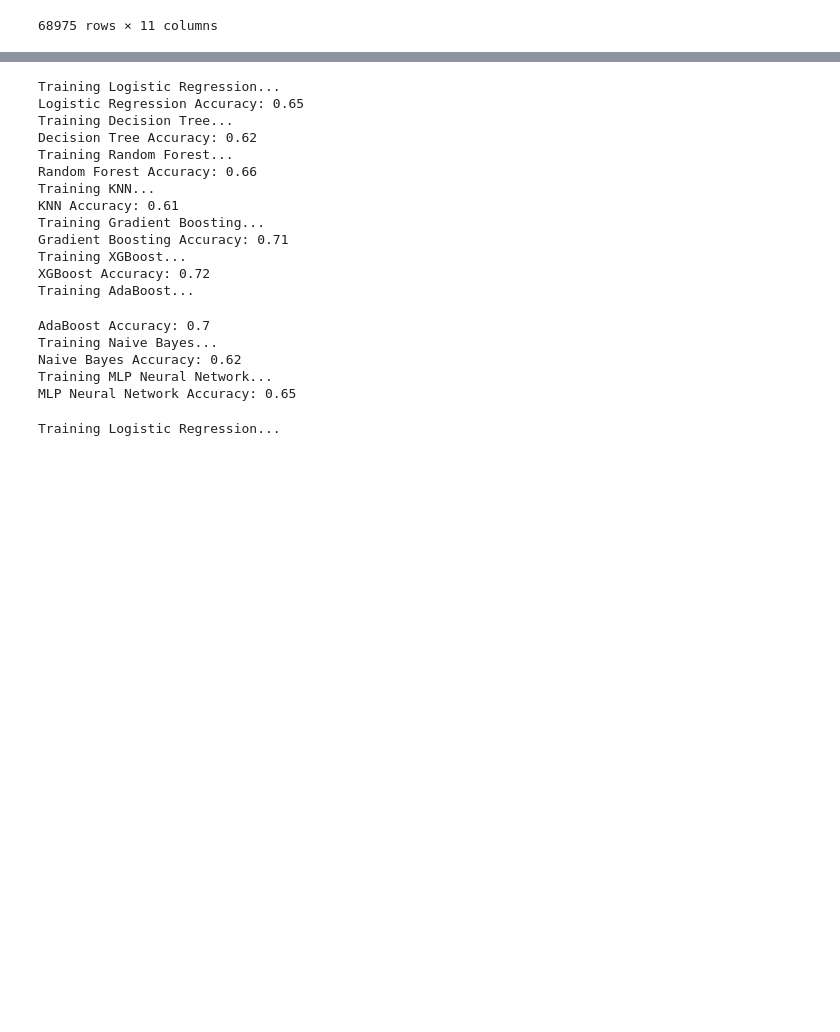
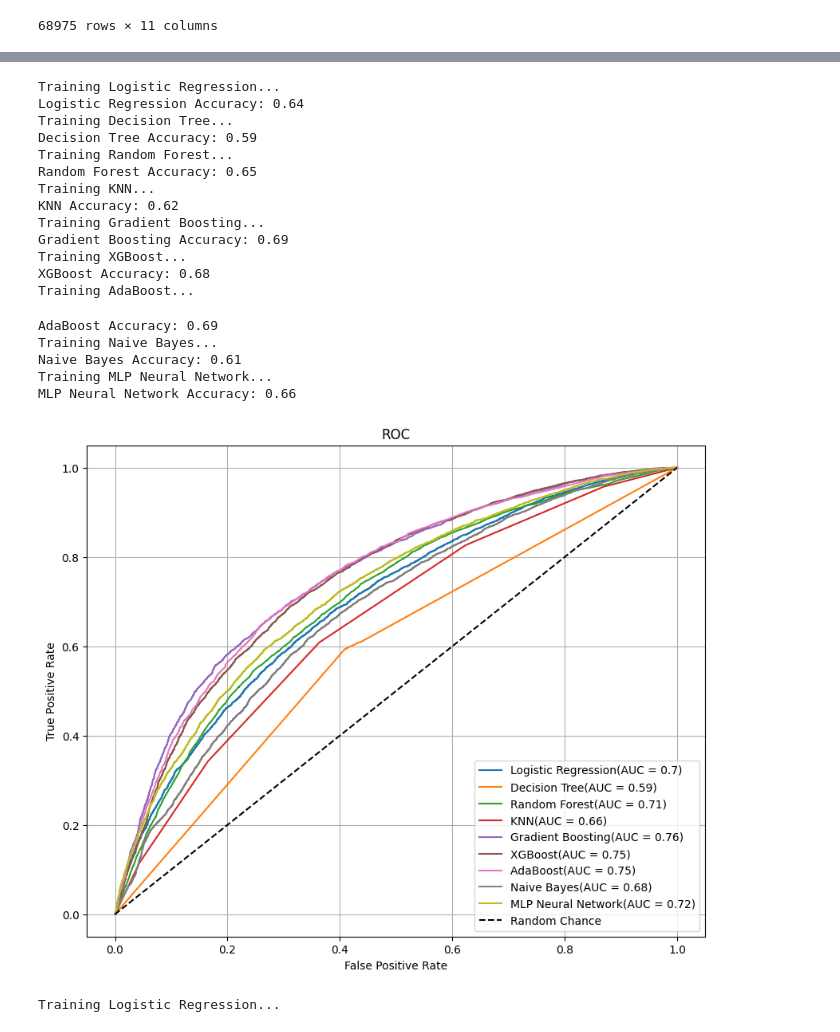
Before and after one commit to Dimus0/Heart-Failure, a Jupyter notebook: research_model/research._for_men_and_woman.ipynb, the cells around one changed output, grey strips where cells are left out. Cells and saved outputs as stored; diff of their text form; code cells hidden in the pictures; blank space fills up the shorter version.

```diff
--- a/research_model/research._for_men_and_woman.ipynb
+++ b/research_model/research._for_men_and_woman.ipynb
@@ -159,44 +192,65 @@ models = {
 # %%
 import json
 
+from sklearn.metrics import roc_curve, auc
 
 results = {}
 
+plt.figure(figsize=(10,8))
+
 for name, model in models.items():
     print(f"Training {name}...")
-    model = model.fit(X_train, y_train)
-    y_pred = model.predict(X_test)
-    accuracy = accuracy_score(y_test, y_pred)
+    model = model.fit(X_train_model, y_train_model)
+    y_pred = model.predict(x_test_model)
+    accuracy = accuracy_score(y_test_model, y_pred)
 
     print(f"{name} Accuracy: {np.round(accuracy, 2)}")
-    report = classification_report(y_test, y_pred, output_dict=True)
+    report = classification_report(y_test_model, y_pred, output_dict=True)
 
-    results[name] = {
-        "accuracy": accuracy,
-        "classification_report": report
-    }
+    if hasattr(model, "predict_proba"):
+        y_prob = model.predict_proba(x_test_model)[:,1]
+        fpr, tpr, _ = roc_curve(y_test_model,y_prob)
+        roc_auc = auc(fpr,tpr)
+
+        plt.plot(fpr,tpr, label=f"{name}(AUC = {np.round(roc_auc,2)})")
+    else:
+        results[name] = {
+            "accuracy": accuracy,
+            "classification_report": report
+        }
+        print("f{name} does not support probability prediction")
+
+plt.plot([0,1],[0,1], 'k--', label='Random Chance')
+plt.xlabel('False Positive Rate')
+plt.ylabel('True Positive Rate')
+plt.title("ROC")
+plt.legend(loc='best')
+plt.grid()
+plt.show()
+
 
 with open("all_model_results.json", "w") as f:
     json.dump(results, f, indent=4)
 # %% [output]
 Training Logistic Regression...
-Logistic Regression Accuracy: 0.65
+Logistic Regression Accuracy: 0.64
 Training Decision Tree...
-Decision Tree Accuracy: 0.62
+Decision Tree Accuracy: 0.59
 Training Random Forest...
-Random Forest Accuracy: 0.66
+Random Forest Accuracy: 0.65
 Training KNN...
-KNN Accuracy: 0.61
+KNN Accuracy: 0.62
 Training Gradient Boosting...
-Gradient Boosting Accuracy: 0.71
+Gradient Boosting Accuracy: 0.69
 Training XGBoost...
-XGBoost Accuracy: 0.72
+XGBoost Accuracy: 0.68
 Training AdaBoost...
-AdaBoost Accuracy: 0.7
+AdaBoost Accuracy: 0.69
 Training Naive Bayes...
-Naive Bayes Accuracy: 0.62
+Naive Bayes Accuracy: 0.61
 Training MLP Neural Network...
-MLP Neural Network Accuracy: 0.65
+MLP Neural Network Accuracy: 0.66
+[figure, added]
 # %%
 epochs = 20
 training_acc = []
```
Also changed, not shown: parts of 15 cells of this notebook, 8 other files.
